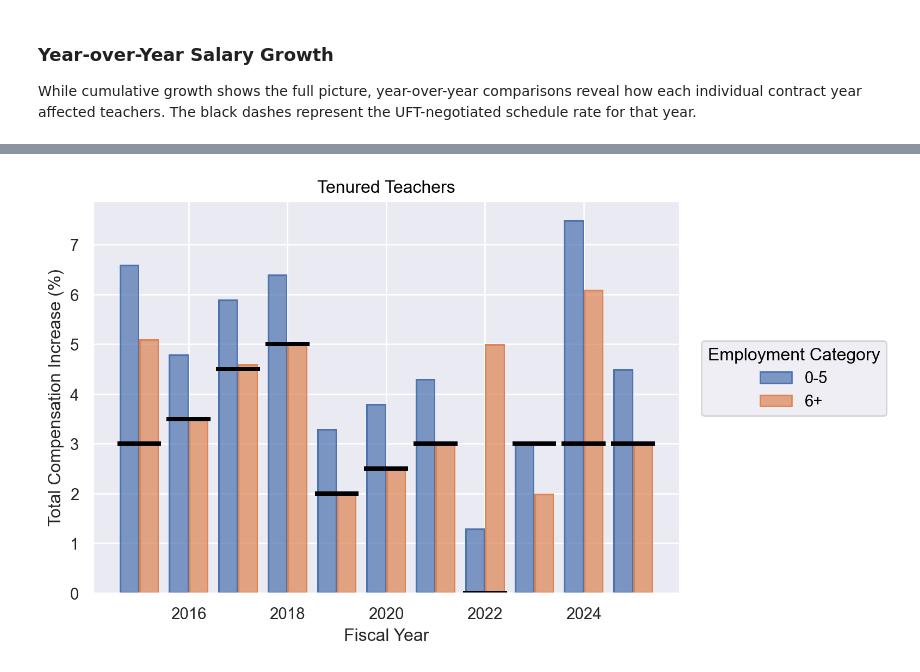
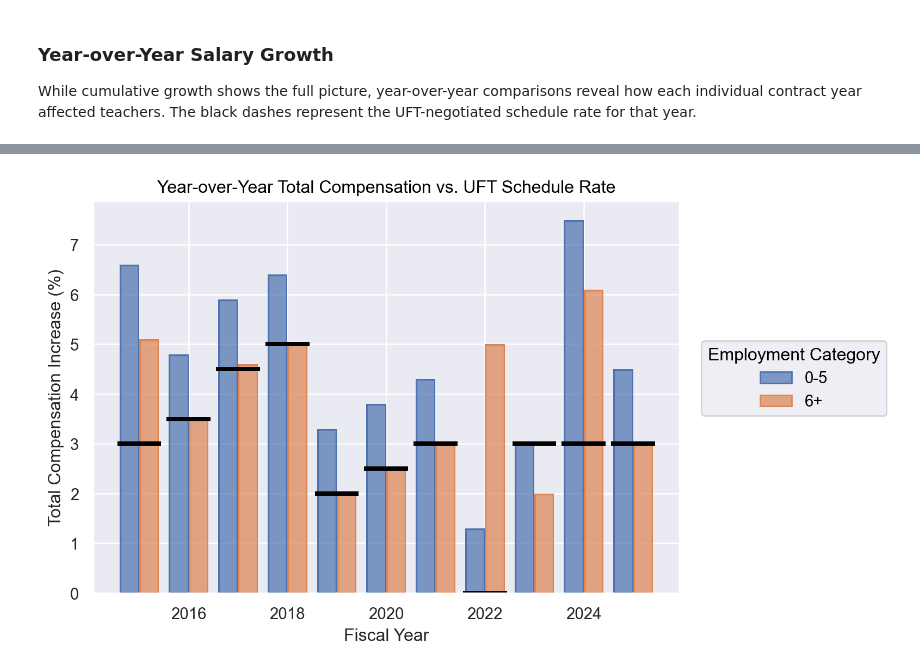
Before and after one commit to Promeos/nyc-teacher-union-value-analysis, a Jupyter notebook: nyc_teacher_salary_analysis.ipynb, the cells around one changed output, grey strips where cells are left out. Saved outputs shown, nothing was run; the diff lists cells and outputs as text; code cells hidden in the pictures.

```diff
--- a/nyc_teacher_salary_analysis.ipynb
+++ b/nyc_teacher_salary_analysis.ipynb
@@ -286,15 +304,15 @@ p3
 # %%
 p4 = (
     so.Plot(data=df_rate_summary_yoy, x='Fiscal Year')
     .add(so.Bar(), so.Dodge(), y='Effective Rate', color='Employment Category')
     .add(so.Dash(linewidth=3, color='black'), y='Fiscal Year Rate')
     .label(x='Fiscal Year',
            y='Total Compensation Increase (%)',
-           title='Tenured Teachers')
+           title='Year-over-Year Total Compensation vs. UFT Schedule Rate')
 )
 p4
 # %% [output]
-[figure, old version]
+[figure, new version]
 # %% [markdown]
 ## Conclusion
 
```
Also changed, not shown: parts of 13 cells of this notebook, 2 other files.
